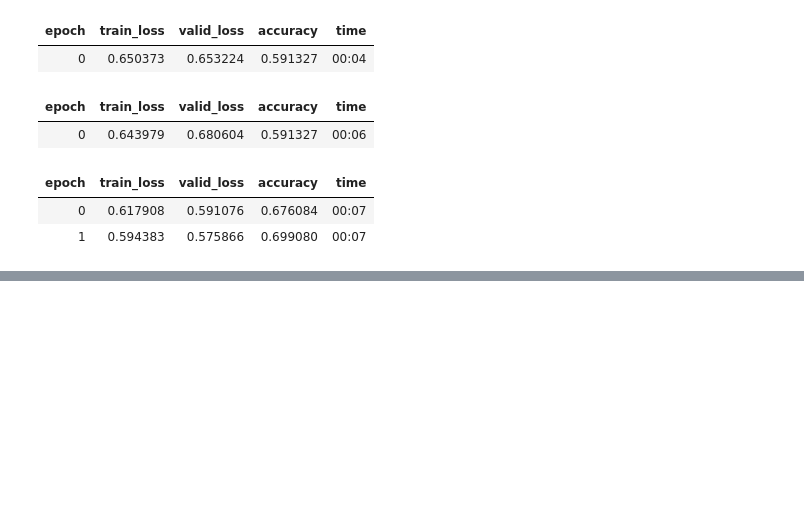
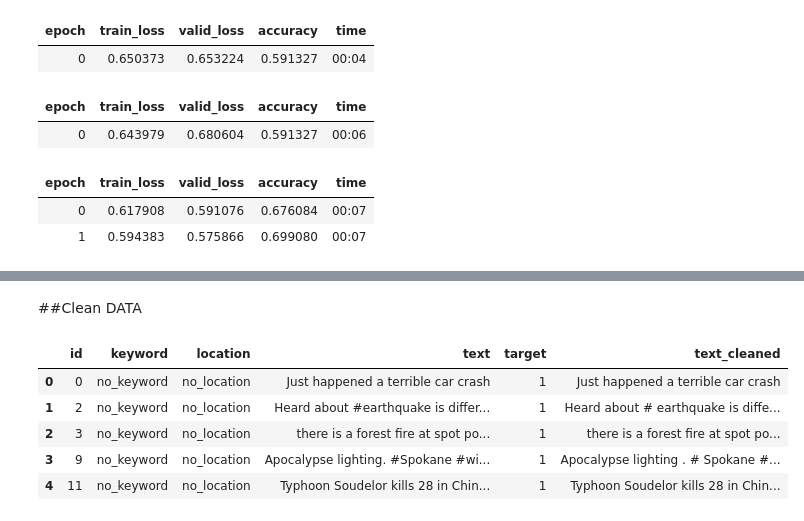
Before and after one commit to rajibmondal/Projects.NLP, a Jupyter notebook: NLP_with_Disaster_Tweets.ipynb, the cells around one changed output, grey strips where cells are left out. Saved outputs shown, nothing was run; the diff lists cells and outputs as text; code cells hidden in the pictures; blank space fills up the shorter version.

```diff
--- a/NLP_with_Disaster_Tweets.ipynb
+++ b/NLP_with_Disaster_Tweets.ipynb
@@ -299,0 +316,13 @@ learn.fit_one_cycle(2, slice(1e-3/(2.6**4),1e-3), moms=(0.8,0.7))
+# %% [markdown]
+##Clean DATA
+# %%
+df_train = pd.read_pickle(path/'train.pkl')
+df_test = pd.read_pickle(path/'test.pkl')
+df_test.head()
+# %% [output]
+|  | id | keyword | location | text | target | text_cleaned |
+| 0 | 0 | no_keyword | no_location | Just happened a terrible car crash | 1 | Just happened a terrible car crash |
+| 1 | 2 | no_keyword | no_location | Heard about #earthquake is differ... | 1 | Heard about # earthquake is diffe... |
+| 2 | 3 | no_keyword | no_location | there is a forest fire at spot po... | 1 | there is a forest fire at spot po... |
+| 3 | 9 | no_keyword | no_location | Apocalypse lighting. #Spokane #wi... | 1 | Apocalypse lighting . # Spokane #... |
+| 4 | 11 | no_keyword | no_location | Typhoon Soudelor kills 28 in Chin... | 1 | Typhoon Soudelor kills 28 in Chin... |
```
Also changed, not shown: parts of 4 cells of this notebook.
